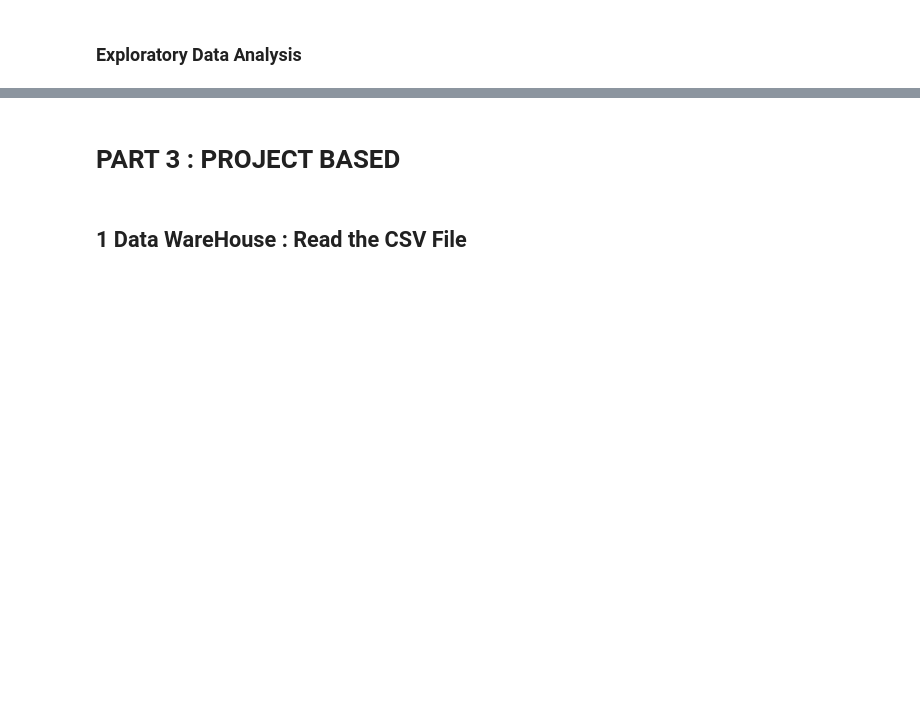
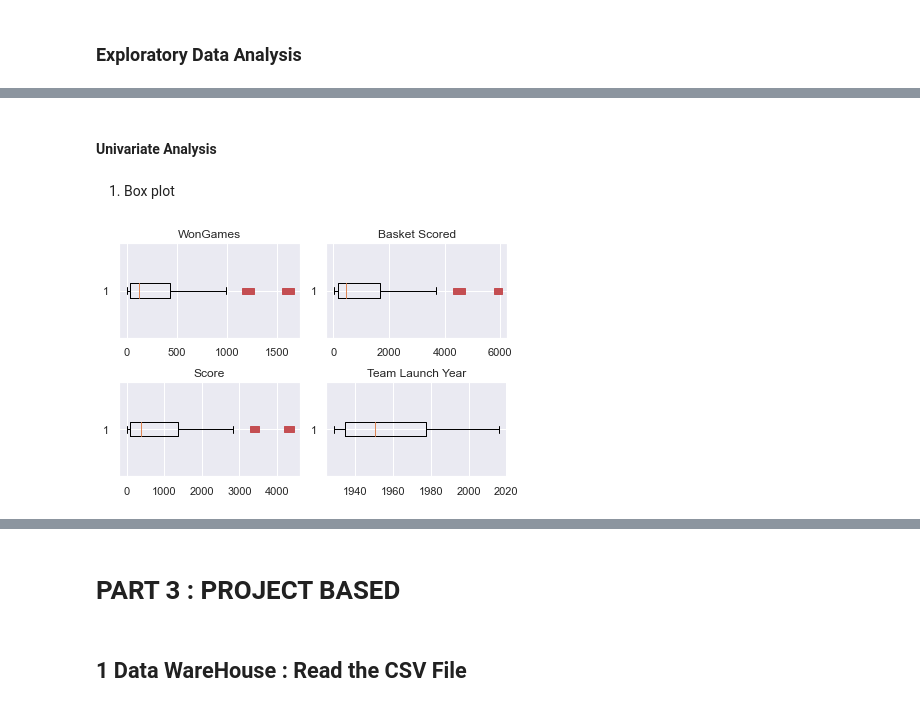
Before and after one commit to aishwarya-chamanoor/AIML_GreatLearning, a Jupyter notebook: Solution.ipynb, the cells around one changed output, grey strips where cells are left out. Saved outputs shown, nothing was run; the diff lists cells and outputs as text; code cells hidden in the pictures; blank space fills up the shorter version.

```diff
--- a/Solution.ipynb
+++ b/Solution.ipynb
@@ -279,6 +291,6 @@ final_data.head(3)
 # %%
 #Cleaning up the TeamLaunch entries
 launch=tournament_data['TeamLaunch'].str.extract(r'^(\d{4})', expand=False)
-final_data["TeamLauchYear"] = pd.to_numeric(launch)
+final_data["TeamLaunchYear"] = pd.to_numeric(launch)
 final_data.drop('TeamLaunch',axis=1,inplace=True)
 final_data.head(3)
@@ -346,0 +384,19 @@ sns.pairplot(tournament_data[game_plots]);
+# %% [markdown]
+#### Univariate Analysis
+# %% [markdown]
+1. Box plot
+# %%
+# the data for Most of the columns such as WonGames, BasketScored, Score, TeamLaunchYear is right skewed.
+# Verifying the same from their respective box plots
+fig,ax = plt.subplots(2,2)
+ax[0,0].boxplot(final_data.WonGames,0,'rs',0)
+ax[0][0].set_title("WonGames")
+ax[0,1].boxplot(final_data.BasketScored,0,'rs',0)
+ax[0][1].set_title("Basket Scored")
+ax[1,0].boxplot(final_data.Score,0,'rs',0)
+ax[1][0].set_title("Score")
+ax[1,1].boxplot(final_data.TeamLaunchYear,0,'rs',0)
+ax[1][1].set_title("Team Launch Year")
+plt.tight_layout()
+# %% [output]
+[figure, added]
```
Also changed, not shown: parts of 49 cells of this notebook.
